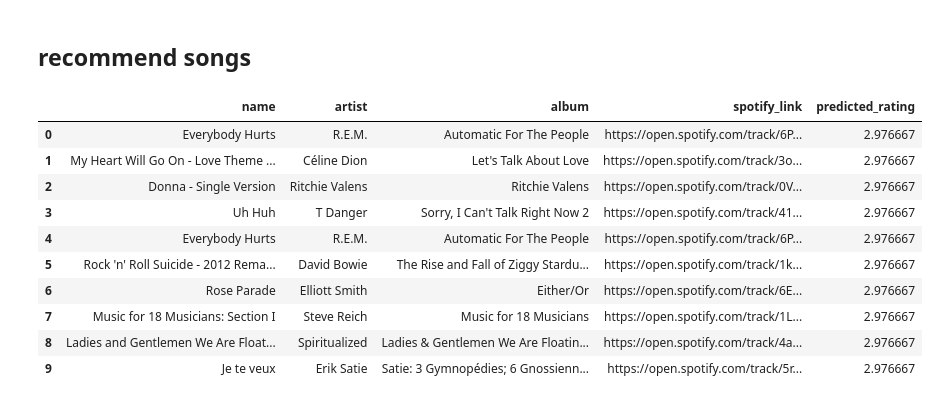
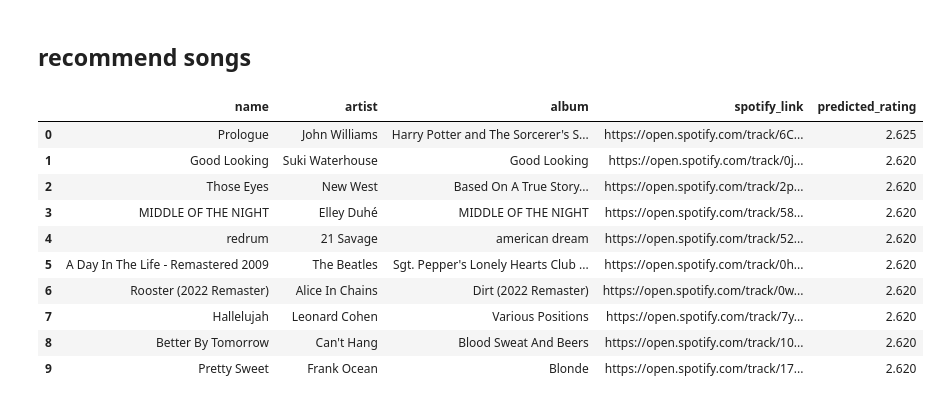
Before and after one commit to brimell/spicetify-star-ratings, a Jupyter notebook: ai/random_forest_analysis.ipynb, the cells around one changed output. Drawn from its saved outputs; the diff is of its cells as text; code cells hidden in the pictures.

```diff
--- a/ai/random_forest_analysis.ipynb
+++ b/ai/random_forest_analysis.ipynb
@@ -119,15 +119,15 @@ X = tracks_df.drop(target_column, axis=1)
 y = tracks_df[target_column]
 
 # Split data into training and test sets
-X_train, X_test, y_train, y_test = train_test_split(X, y, test_size=0.2, random_state=42)
+X_train, X_test, y_train, y_test = train_test_split(X, y, test_size=0.2, random_state=1)
 
 # Define hyperparameters
 n_estimators = 100
-max_depth = None
+max_depth = 10
 min_samples_split = 2
 
 # Define and train the model with editable hyperparameters
-rf = RandomForestRegressor(n_estimators=n_estimators, max_depth=max_depth, min_samples_split=min_samples_split, random_state=42)
+rf = RandomForestRegressor(n_estimators=n_estimators, max_depth=max_depth, min_samples_split=min_samples_split, random_state=1)
 rf.fit(X_train, y_train)
 
 # Make predictions
@@ -269,44 +274,44 @@ song_data = unrated_songs[["name", "artist", "album", "id"]]
 
 # Preprocess data
 unrated_songs = unrated_songs.dropna()  # Drop rows with missing values
 unrated_songs = pd.get_dummies(unrated_songs.drop(["name", "artist", "album", "id"], axis=1))  # One-hot encode categorical data excluding song data
 
 # Make sure the unrated songs data has the same columns as the training data
 missing_cols = set(X_train.columns) - set(unrated_songs.columns)
 missing_df = pd.DataFrame(0, index=unrated_songs.index, columns=list(missing_cols))
 unrated_songs = pd.concat([unrated_songs, missing_df], axis=1)
 unrated_songs = unrated_songs[X_train.columns]
 
 # Predict ratings of unrated songs
-predicted_ratings = best_rf.predict(unrated_songs)
+predicted_ratings = rf.predict(unrated_songs)
 
 # Add predicted ratings and song data to unrated songs data
 unrated_songs['predicted_rating'] = predicted_ratings
 unrated_songs = pd.concat([unrated_songs, song_data], axis=1)
 
 # Create Spotify link using the song's ID
 unrated_songs['spotify_link'] = 'https://open.spotify.com/track/' + unrated_songs['id']
 
 # Recommend the top 10 songs with the highest predicted ratings
 recommended_songs = unrated_songs.nlargest(10, 'predicted_rating')
 
 # Reset index and print recommended songs
 recommended_songs = recommended_songs.reset_index(drop=True)
 
 # Display the table
 recommended_songs[["name", "artist", "album", "spotify_link", "predicted_rating"]]
 # %% [output]
 |  | name | artist | album | spotify_link | predicted_rating |
-| 0 | Everybody Hurts | R.E.M. | Automatic For The People | https://open.spotify.com/track/6P... | 2.976667 |
-| 1 | My Heart Will Go On - Love Theme ... | Céline Dion | Let's Talk About Love | https://open.spotify.com/track/3o... | 2.976667 |
-| 2 | Donna - Single Version | Ritchie Valens | Ritchie Valens | https://open.spotify.com/track/0V... | 2.976667 |
-| 3 | Uh Huh | T Danger | Sorry, I Can't Talk Right Now 2 | https://open.spotify.com/track/41... | 2.976667 |
-| 4 | Everybody Hurts | R.E.M. | Automatic For The People | https://open.spotify.com/track/6P... | 2.976667 |
-| 5 | Rock 'n' Roll Suicide - 2012 Rema... | David Bowie | The Rise and Fall of Ziggy Stardu... | https://open.spotify.com/track/1k... | 2.976667 |
-| 6 | Rose Parade | Elliott Smith | Either/Or | https://open.spotify.com/track/6E... | 2.976667 |
-| 7 | Music for 18 Musicians: Section I | Steve Reich | Music for 18 Musicians | https://open.spotify.com/track/1L... | 2.976667 |
-| 8 | Ladies and Gentlemen We Are Float... | Spiritualized | Ladies & Gentlemen We Are Floatin... | https://open.spotify.com/track/4a... | 2.976667 |
-| 9 | Je te veux | Erik Satie | Satie: 3 Gymnopédies; 6 Gnossienn... | https://open.spotify.com/track/5r... | 2.976667 |
+| 0 | Prologue | John Williams | Harry Potter and The Sorcerer's S... | https://open.spotify.com/track/6C... | 2.625 |
+| 1 | Good Looking | Suki Waterhouse | Good Looking | https://open.spotify.com/track/0j... | 2.620 |
+| 2 | Those Eyes | New West | Based On A True Story... | https://open.spotify.com/track/2p... | 2.620 |
+| 3 | MIDDLE OF THE NIGHT | Elley Duhé | MIDDLE OF THE NIGHT | https://open.spotify.com/track/58... | 2.620 |
+| 4 | redrum | 21 Savage | american dream | https://open.spotify.com/track/52... | 2.620 |
+| 5 | A Day In The Life - Remastered 2009 | The Beatles | Sgt. Pepper's Lonely Hearts Club ... | https://open.spotify.com/track/0h... | 2.620 |
+| 6 | Rooster (2022 Remaster) | Alice In Chains | Dirt (2022 Remaster) | https://open.spotify.com/track/0w... | 2.620 |
+| 7 | Hallelujah | Leonard Cohen | Various Positions | https://open.spotify.com/track/7y... | 2.620 |
+| 8 | Better By Tomorrow | Can't Hang | Blood Sweat And Beers | https://open.spotify.com/track/10... | 2.620 |
+| 9 | Pretty Sweet | Frank Ocean | Blonde | https://open.spotify.com/track/17... | 2.620 |
 # %%
 # Load data of unrated songs
 unrated_songs = pd.read_csv('unrated.csv')
```
Also changed, not shown: parts of 4 cells of this notebook.
